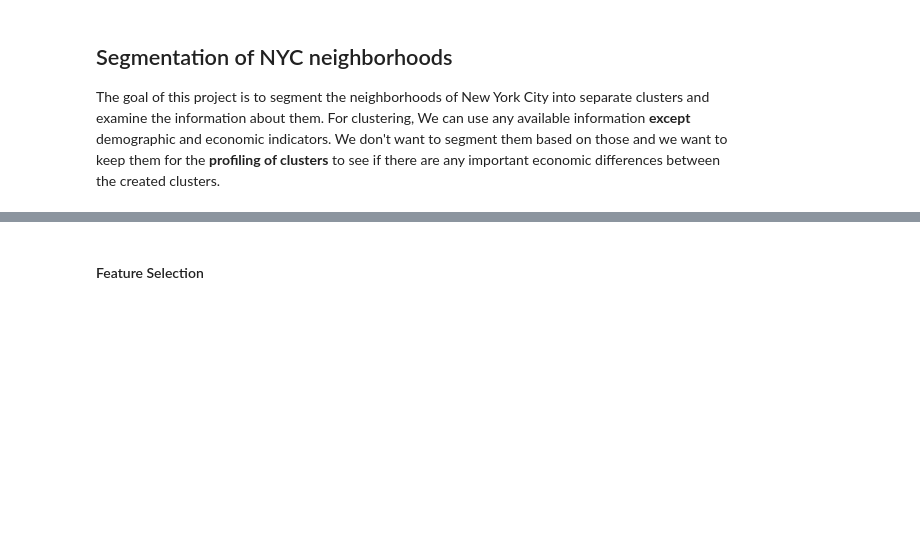
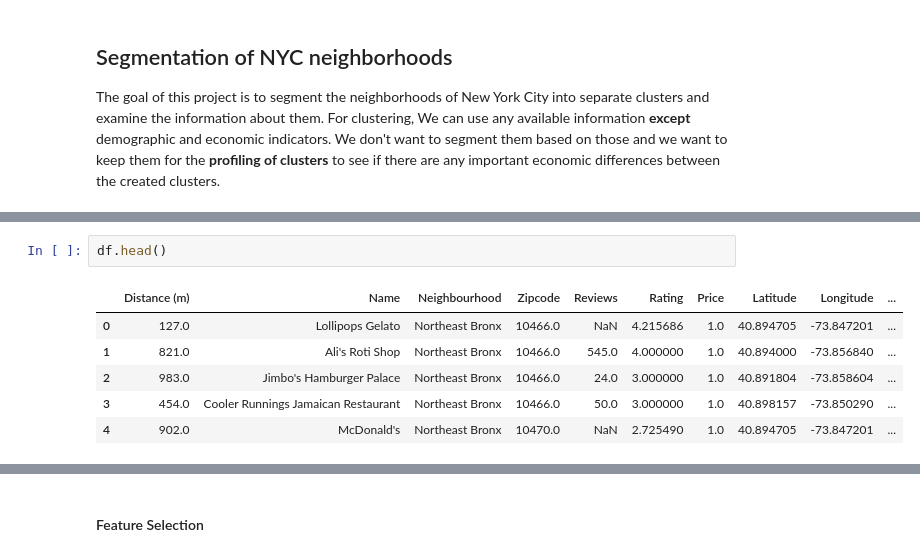
Before and after one commit to annleystanley/Midterm-Project, a Jupyter notebook: modeling.ipynb, the cells around one changed output, grey strips where cells are left out. Drawn from its saved outputs; the diff is of its cells as text; blank space fills up the shorter version.

```diff
--- a/modeling.ipynb
+++ b/modeling.ipynb
@@ -50,0 +68,9 @@ poi
+# %%
+df.head()
+# %% [output]
+|  | Distance (m) | Name | Neighbourhood | Zipcode | Reviews | Rating | Price | Latitude | Longitude | ... |
+| 0 | 127.0 | Lollipops Gelato | Northeast Bronx | 10466.0 | NaN | 4.215686 | 1.0 | 40.894705 | -73.847201 | ... |
+| 1 | 821.0 | Ali's Roti Shop | Northeast Bronx | 10466.0 | 545.0 | 4.000000 | 1.0 | 40.894000 | -73.856840 | ... |
+| 2 | 983.0 | Jimbo's Hamburger Palace | Northeast Bronx | 10466.0 | 24.0 | 3.000000 | 1.0 | 40.891804 | -73.858604 | ... |
+| 3 | 454.0 | Cooler Runnings Jamaican Restaurant | Northeast Bronx | 10466.0 | 50.0 | 3.000000 | 1.0 | 40.898157 | -73.850290 | ... |
+| 4 | 902.0 | McDonald's | Northeast Bronx | 10470.0 | NaN | 2.725490 | 1.0 | 40.894705 | -73.847201 | ... |
```
Also changed, not shown: parts of 18 cells of this notebook, 5 other files.
